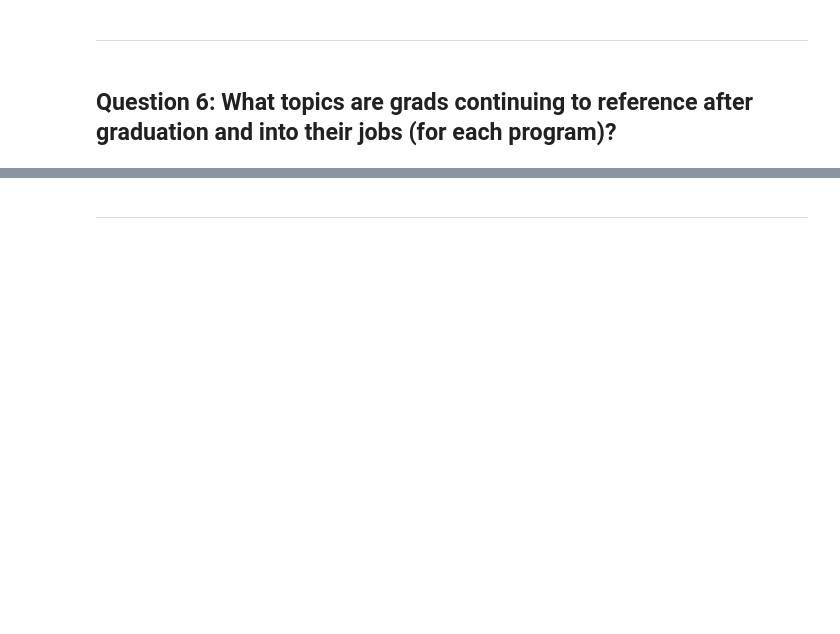
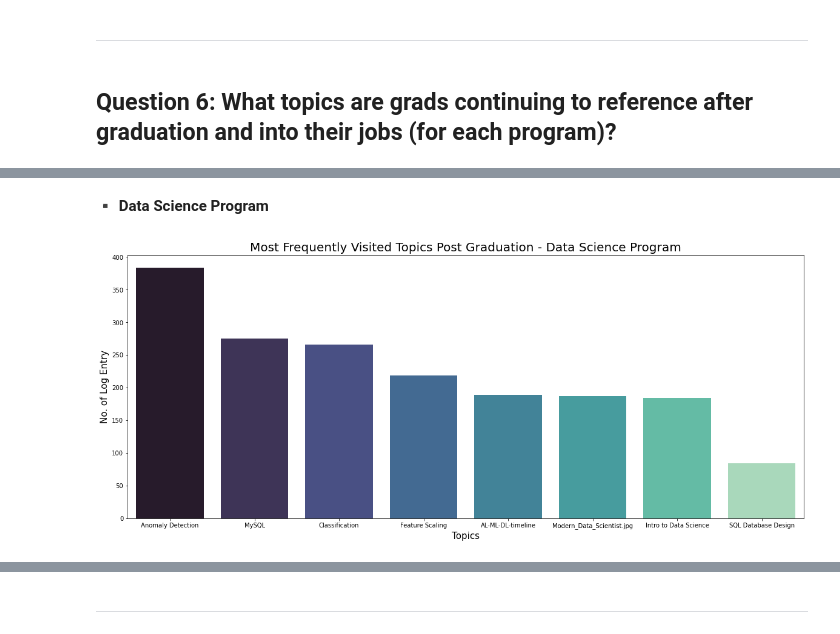
Before and after one commit to JML-Association/Anomaly-Detection-Project, a Jupyter notebook: final_report.ipynb, the cells around one changed output, grey strips where cells are left out. Drawn from its saved outputs; the diff is of its cells as text; code cells hidden in the pictures; blank space fills up the shorter version.

```diff
--- a/final_report.ipynb
+++ b/final_report.ipynb
@@ -322,0 +344,7 @@ WIP!!!
+# %% [markdown]
+**▪️ Data Science Program**
+# %%
+# Calling function to plot the top tops for data science program
+explore.q6_p3(df)
+# %% [output]
+[figure, added]
```
Also changed, not shown: parts of 13 cells of this notebook.
